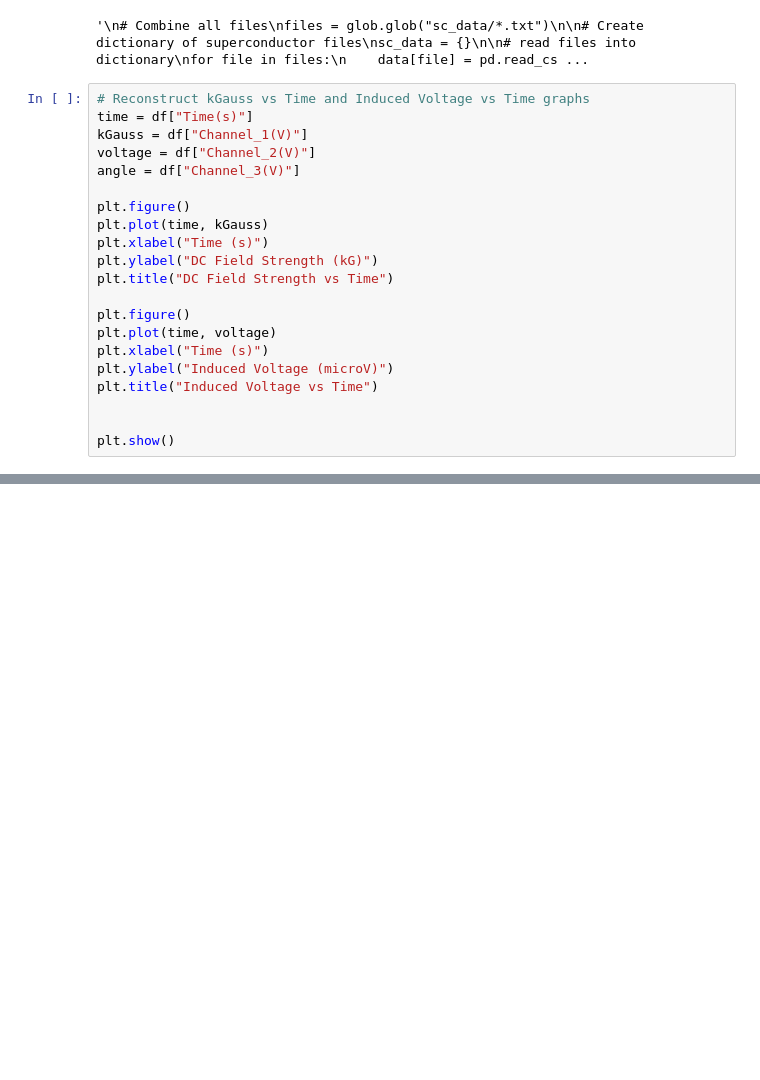
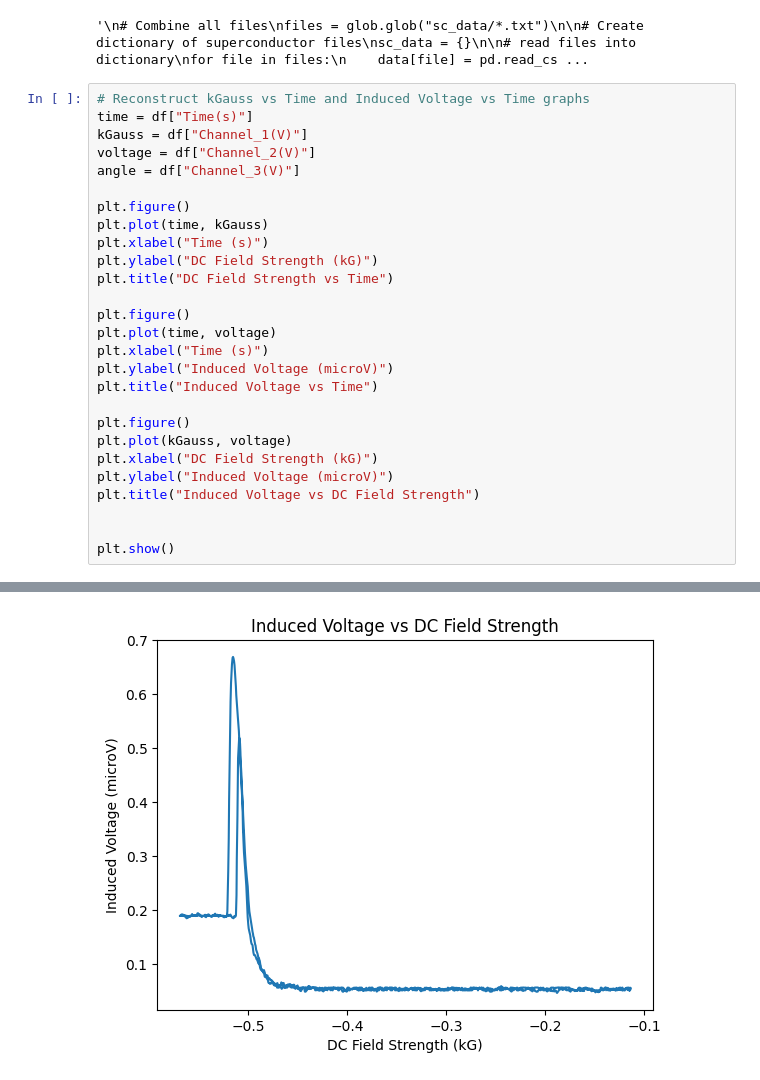
Before and after one commit to nwillen50/Physics_191, a Jupyter notebook: graphs.ipynb, the cells around one changed output, grey strips where cells are left out. Drawn from its saved outputs; the diff is of its cells as text; blank space fills up the shorter version.

Commit message:
updated graphs

```diff
--- a/graphs.ipynb
+++ b/graphs.ipynb
@@ -43,24 +43,31 @@ for file in files:
 # %%
 # Reconstruct kGauss vs Time and Induced Voltage vs Time graphs
 time = df["Time(s)"]
 kGauss = df["Channel_1(V)"]
 voltage = df["Channel_2(V)"]
 angle = df["Channel_3(V)"]
 
 plt.figure()
 plt.plot(time, kGauss)
 plt.xlabel("Time (s)")
 plt.ylabel("DC Field Strength (kG)")
 plt.title("DC Field Strength vs Time")
 
 plt.figure()
 plt.plot(time, voltage)
 plt.xlabel("Time (s)")
 plt.ylabel("Induced Voltage (microV)")
 plt.title("Induced Voltage vs Time")
 
+plt.figure()
+plt.plot(kGauss, voltage)
+plt.xlabel("DC Field Strength (kG)")
+plt.ylabel("Induced Voltage (microV)")
+plt.title("Induced Voltage vs DC Field Strength")
+
 
 plt.show()
 # %% [output]
 [figure]
 [figure]
+[figure, added]
```
